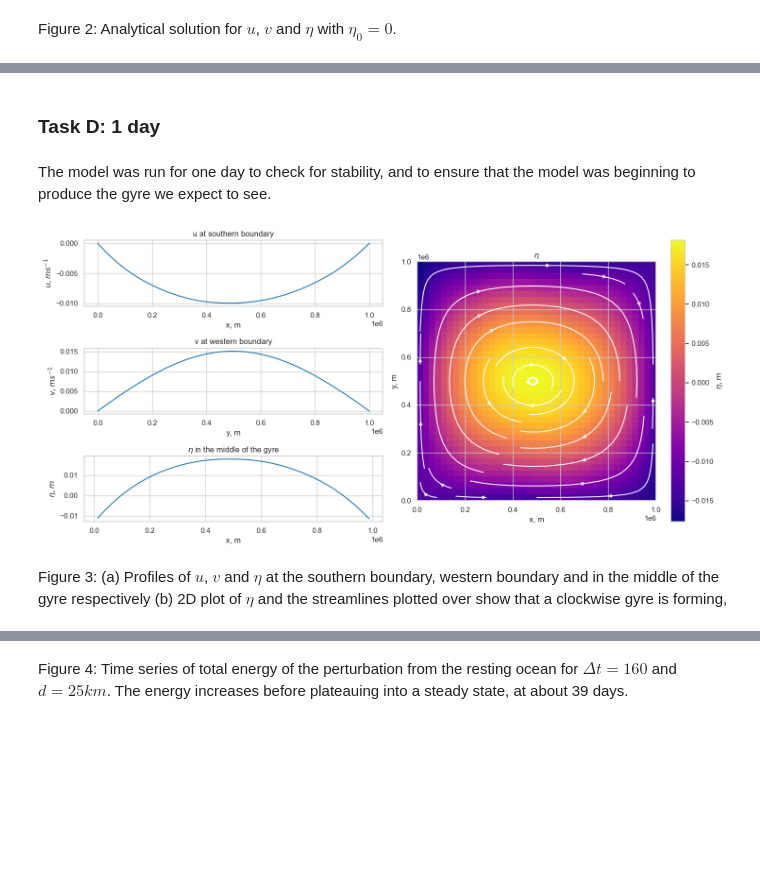
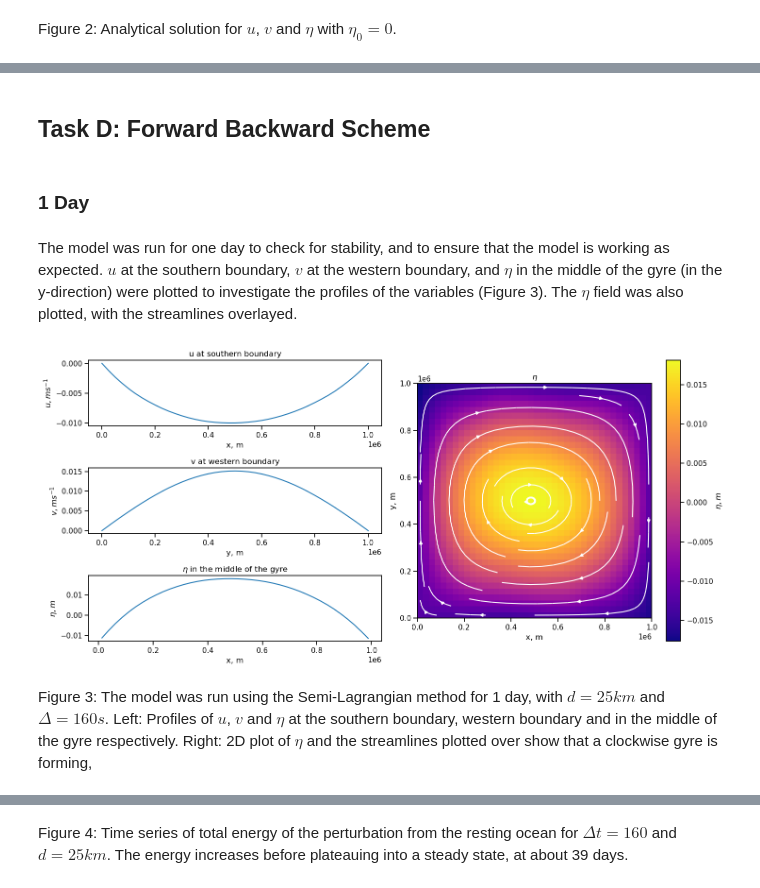
Before and after one commit to leijohansson/OceanGyres-GulfStream, a Jupyter notebook: Simplified Model of Ocean Gyres and the Gulf Stream.ipynb, the cells around one changed output, grey strips where cells are left out. Drawn from its saved outputs; the diff is of its cells as text; code cells hidden in the pictures; blank space fills up the shorter version.

```diff
--- a/Simplified Model of Ocean Gyres and the Gulf Stream.ipynb
+++ b/Simplified Model of Ocean Gyres and the Gulf Stream.ipynb
@@ -70,20 +84,13 @@ Figure 2: Analytical solution for $u$, $v$ and $\eta$ with $\eta_0=0$.
 # %% [markdown]
-### Task D: 1 day
+## Task D: Forward Backward Scheme
+# %% [markdown]
+###  1 Day
 # %% [markdown]
-The model was run for one day to check for stability, and to ensure that the model was beginning to produce the gyre we expect to see.
+The model was run for one day to check for stability, and to ensure that the model is working as expected. $u$ at the southern boundary, $v$ at the western boundary, and $\eta$ in the middle of the gyre (in the y-direction) were plotted to investigate the profiles of the variables (Figure 3). The $\eta$ field was also plotted, with the streamlines overlayed.
 # %%
-L = 1e6
-d = 25e3
-n = int(L/d)
-dt = 160
-endtime = day
-nt = int(endtime/dt)
-
-sim = FB(L, d, dt, nt)
-sim.run()
-sim.plot_1d(plot_analytical = False)
+FB_1day()
 # %% [output]
-[figure, old version]
+[figure, new version]
 # %% [markdown]
-Figure 3: (a) Profiles of $u$, $v$ and $\eta$ at the southern boundary, western boundary and in the middle of the gyre respectively (b) 2D plot of $\eta$ and the streamlines plotted over show that a clockwise gyre is forming,
+Figure 3: The model was run using the Semi-Lagrangian method for 1 day, with $d = 25km$ and $\Delta = 160s$. Left: Profiles of $u$, $v$ and $\eta$ at the southern boundary, western boundary and in the middle of the gyre respectively. Right: 2D plot of $\eta$ and the streamlines plotted over show that a clockwise gyre is forming,
 # %% [markdown]
```
Also changed, not shown: parts of 82 cells of this notebook, 26 other files.
